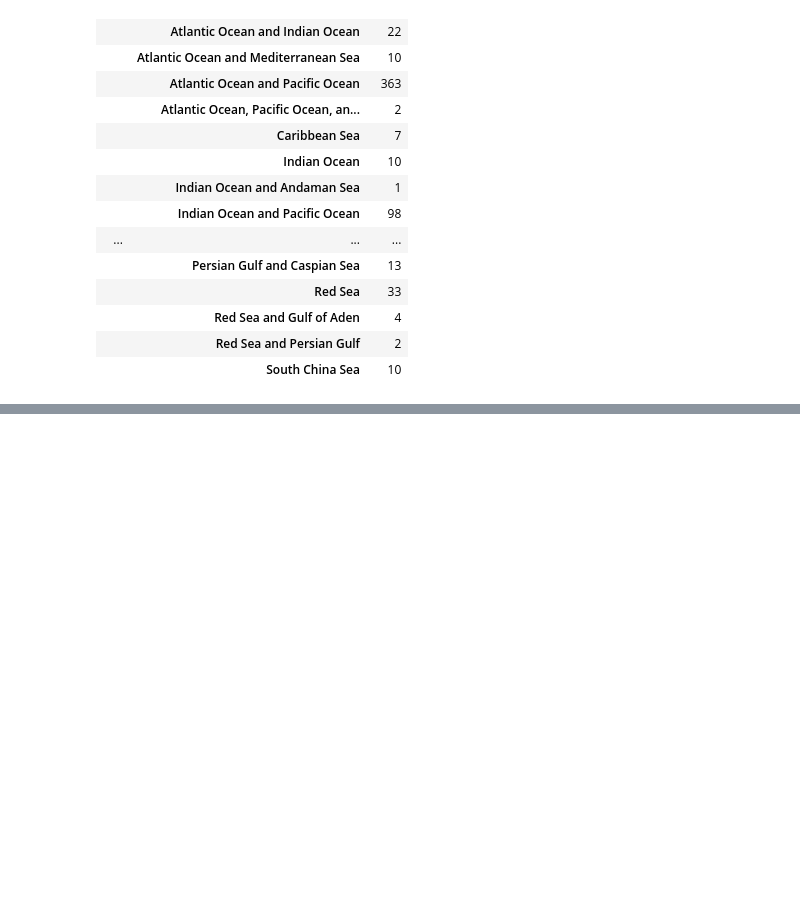
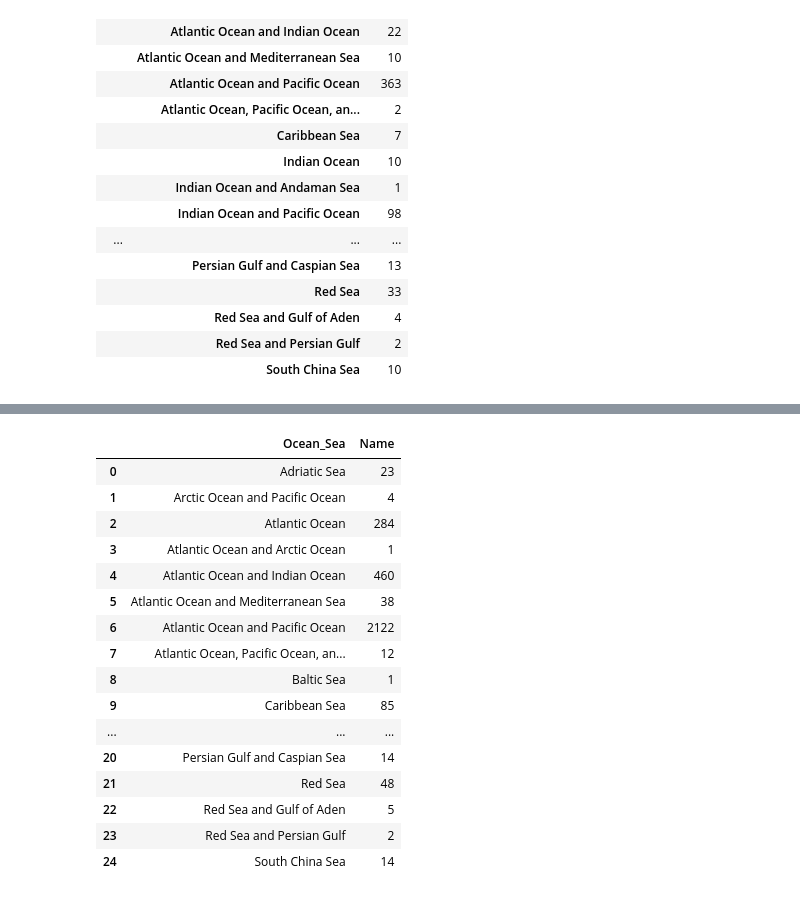
Before and after one commit to GemaVNZ/Quest2.-Sharks, a Jupyter notebook: notebooks/data_visualization.ipynb, the cells around one changed output, grey strips where cells are left out. Cells and saved outputs as stored; diff of their text form; code cells hidden in the pictures; blank space fills up the shorter version.

```diff
--- a/notebooks/data_visualization.ipynb
+++ b/notebooks/data_visualization.ipynb
@@ -138,0 +140,22 @@ fig.show()
+# %%
+ocean_num_attacks = df_cleaned.groupby(['Ocean_Sea']).agg({'Name': 'count'}).reset_index()
+# %%
+ocean_num_attacks
+# %% [output]
+|  | Ocean_Sea | Name |
+| 0 | Adriatic Sea | 23 |
+| 1 | Arctic Ocean and Pacific Ocean | 4 |
+| 2 | Atlantic Ocean | 284 |
+| 3 | Atlantic Ocean and Arctic Ocean | 1 |
+| 4 | Atlantic Ocean and Indian Ocean | 460 |
+| 5 | Atlantic Ocean and Mediterranean Sea | 38 |
+| 6 | Atlantic Ocean and Pacific Ocean | 2122 |
+| 7 | Atlantic Ocean, Pacific Ocean, an... | 12 |
+| 8 | Baltic Sea | 1 |
+| 9 | Caribbean Sea | 85 |
+| ... | ... | ... |
+| 20 | Persian Gulf and Caspian Sea | 14 |
+| 21 | Red Sea | 48 |
+| 22 | Red Sea and Gulf of Aden | 5 |
+| 23 | Red Sea and Persian Gulf | 2 |
+| 24 | South China Sea | 14 |
```
Also changed, not shown: parts of 16 cells of this notebook, 1 other file.
